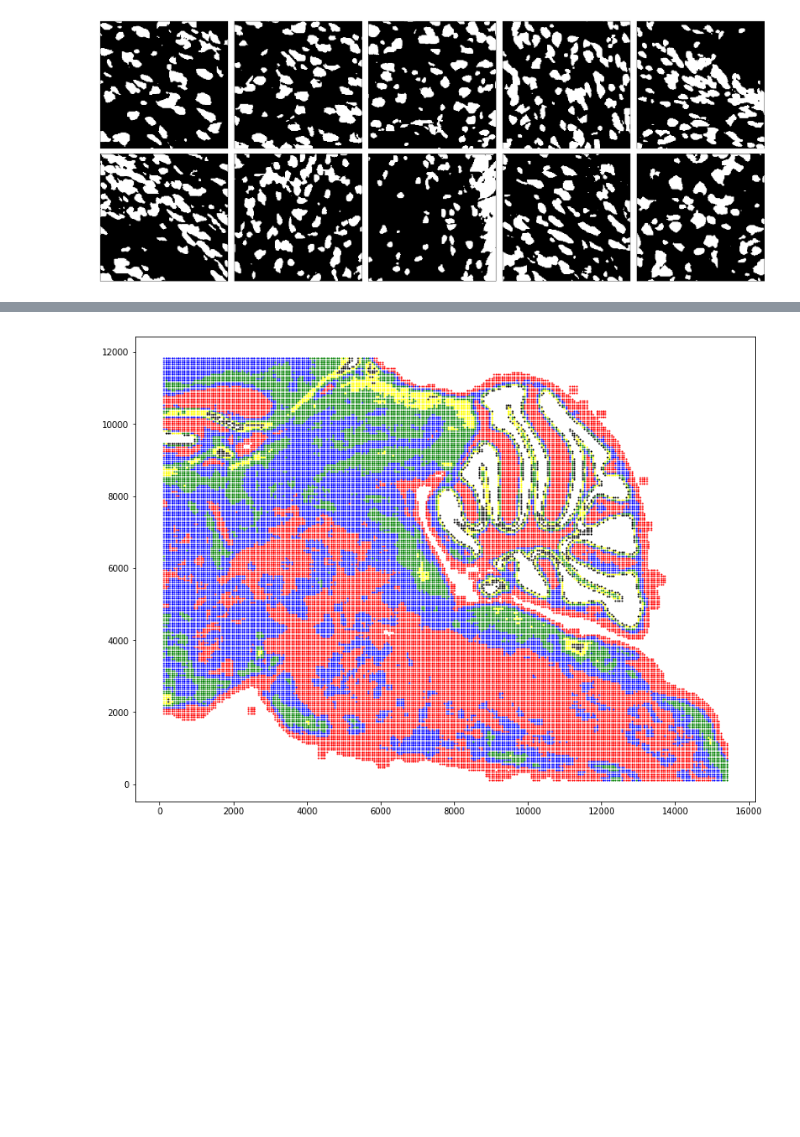
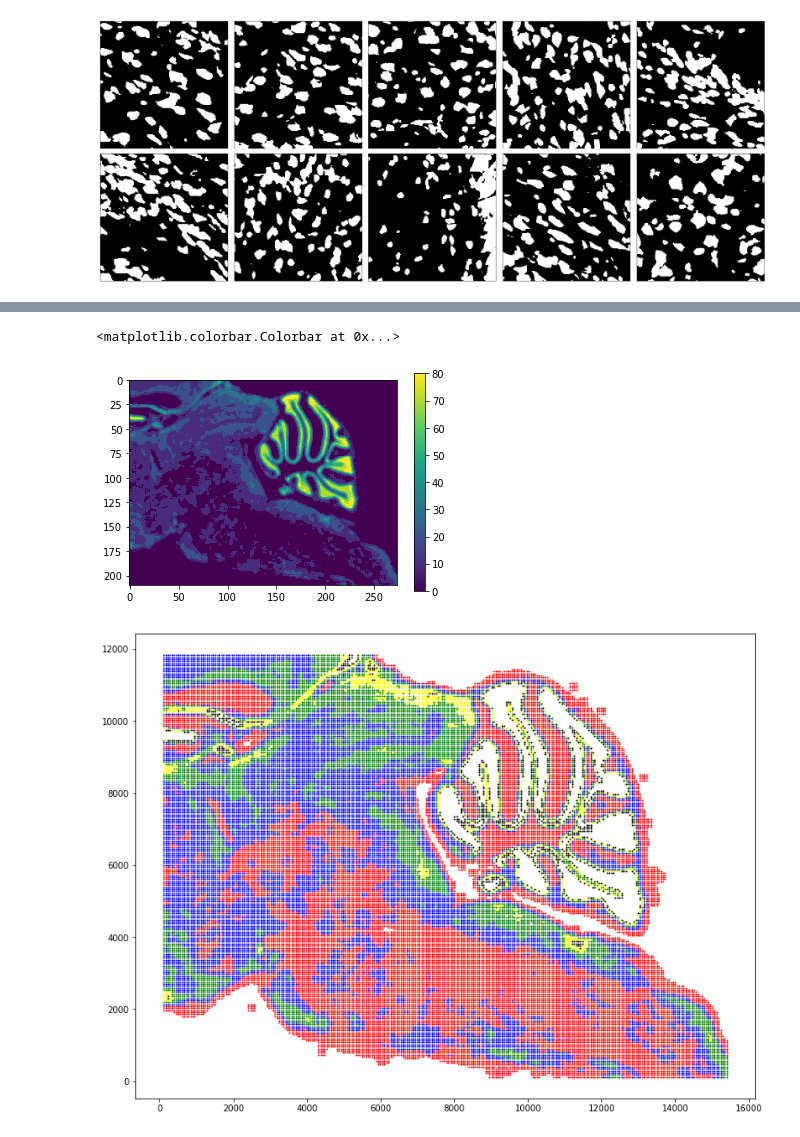
Before and after one commit to xiangjiph/MouseBrainAtlas, a Jupyter notebook: XJ/Extract_background_features.ipynb, the cells around one changed output, grey strips where cells are left out. Cells and saved outputs as stored; diff of their text form; code cells hidden in the pictures; blank space fills up the shorter version.

```diff
--- a/XJ/Extract_background_features.ipynb
+++ b/XJ/Extract_background_features.ipynb
@@ -233,3 +240,33 @@ display_images_in_grids([patches_BW[index1] for index1 in viz_index], nc=5, cmap
+# %%
+def viz_classes(data_dic,patch_loc_list,nornmalized=True,transposed=True,patch_stride=56):
+    """
+    vis_classes(data_dic,patch_loc_index,nornmalized=True,transposed=True,patch_stride=56)
+    data_dic = {key_value : indexes}
+    patch_loc_index:
+    """
+    # Get an array of the index location of each patches
+    patch_center_pixel_index = patch_loc_list/patch_stride - 2
+    patch_loc_plot = np.zeros(np.max(patch_center_pixel_index,axis=0)+1)
+    for tempKey in data_dic.viewkeys():
+        for temoLoc in patch_center_pixel_index[data_dic[tempKey]]:
+            try:
+                patch_loc_plot[temoLoc[0], temoLoc[1]]=tempKey
+            except:
+                sys.stderr.write('Index location out of range'+str(temoLoc));
+    if nornmalized:
+        try:
+            patch_loc_plot = rescale_grayscale_image(patch_loc_plot)
+        except:
+            sys.stderr('Cannot rescale the grayscale image. Check if function rescale_grayscale_image is available.')
+    if transposed:
+        patch_loc_plot = np.transpose(patch_loc_plot)
+    return patch_loc_plot
+# %%
+plt.imshow(viz_classes(patch_density_classes,patch_center_pixel_location,nornmalized=False))
+plt.colorbar()
+# %% [output]
+<matplotlib.colorbar.Colorbar at 0x...>
+[figure, added]
 # %%
 aspectiao = crop_image_width/float(crop_image_height)
 plt.figure(figsize=(10*aspectiao, 10))
```
Also changed, not shown: parts of 1 cell of this notebook.
